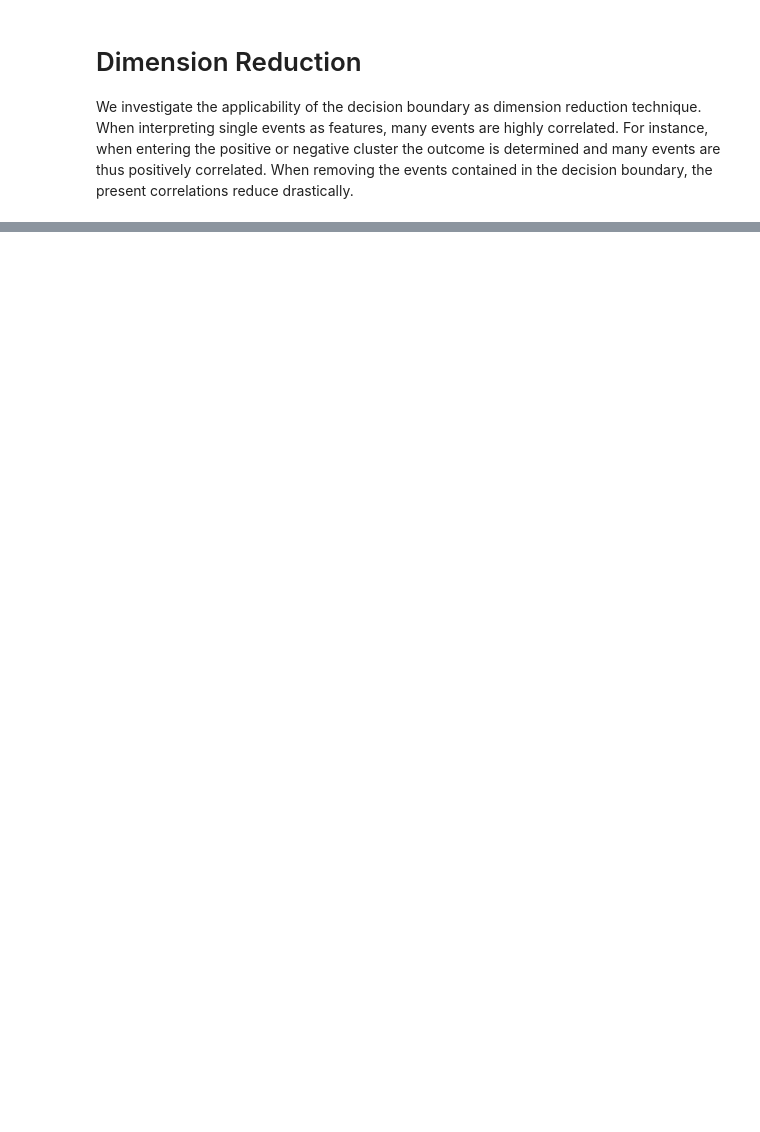
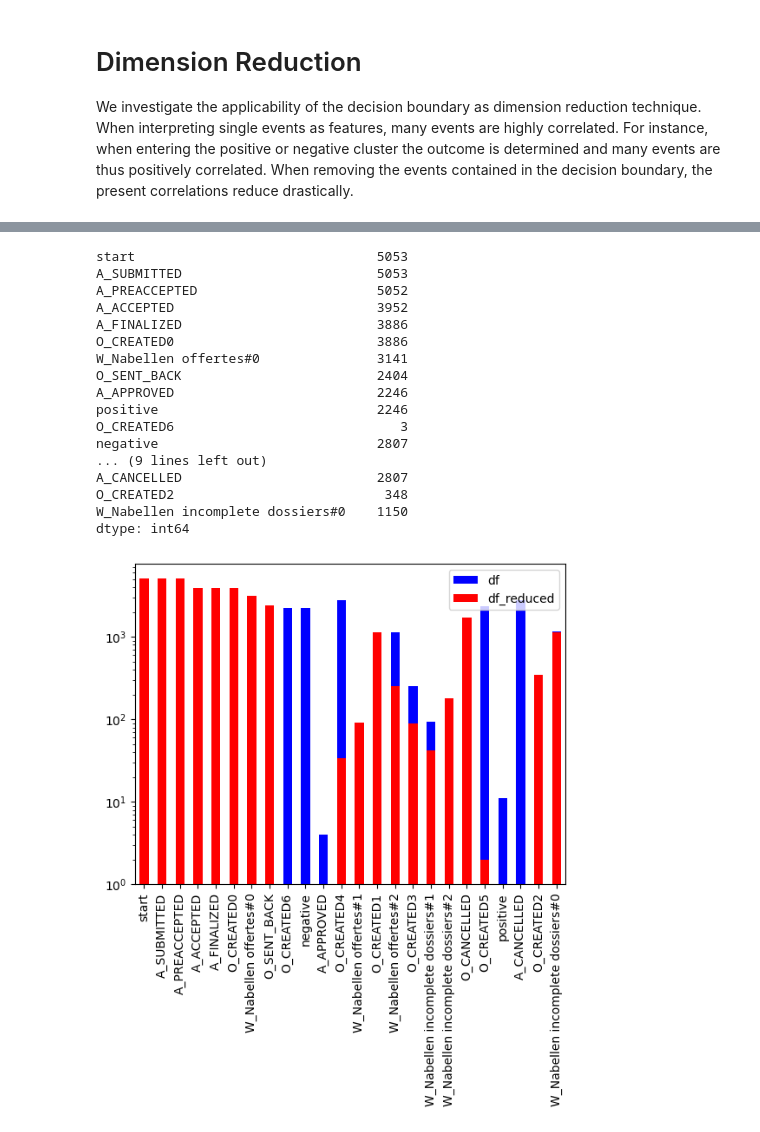
Before and after one commit to smartjourneymining/bpi_games, a Jupyter notebook: main_bpi2012.ipynb, the cells around one changed output, grey strips where cells are left out. Saved outputs shown, nothing was run; the diff lists cells and outputs as text; code cells hidden in the pictures; blank space fills up the shorter version.

```diff
--- a/main_bpi2012.ipynb
+++ b/main_bpi2012.ipynb
@@ -837,2 +1005,26 @@ correlations = trace_df.corr().unstack().to_dict()
+# %%
+trace_df.sum().plot(kind="bar", log=True, color="blue", label="df")
+trace_df_reduced.sum().plot(kind="bar", log=True, color="red", label="df_reduced")
+plt.legend()
+trace_df.sum()
+# %% [output]
+start                               5053
+A_SUBMITTED                         5053
+A_PREACCEPTED                       5052
+A_ACCEPTED                          3952
+A_FINALIZED                         3886
+O_CREATED0                          3886
+W_Nabellen offertes#0               3141
+O_SENT_BACK                         2404
+A_APPROVED                          2246
+positive                            2246
+O_CREATED6                             3
+negative                            2807
+... (9 lines left out)
+A_CANCELLED                         2807
+O_CREATED2                           348
+W_Nabellen incomplete dossiers#0    1150
+dtype: int64
+[figure, added]
 # %%
 # construct comparison plot
```
Also changed, not shown: parts of 28 cells of this notebook.
